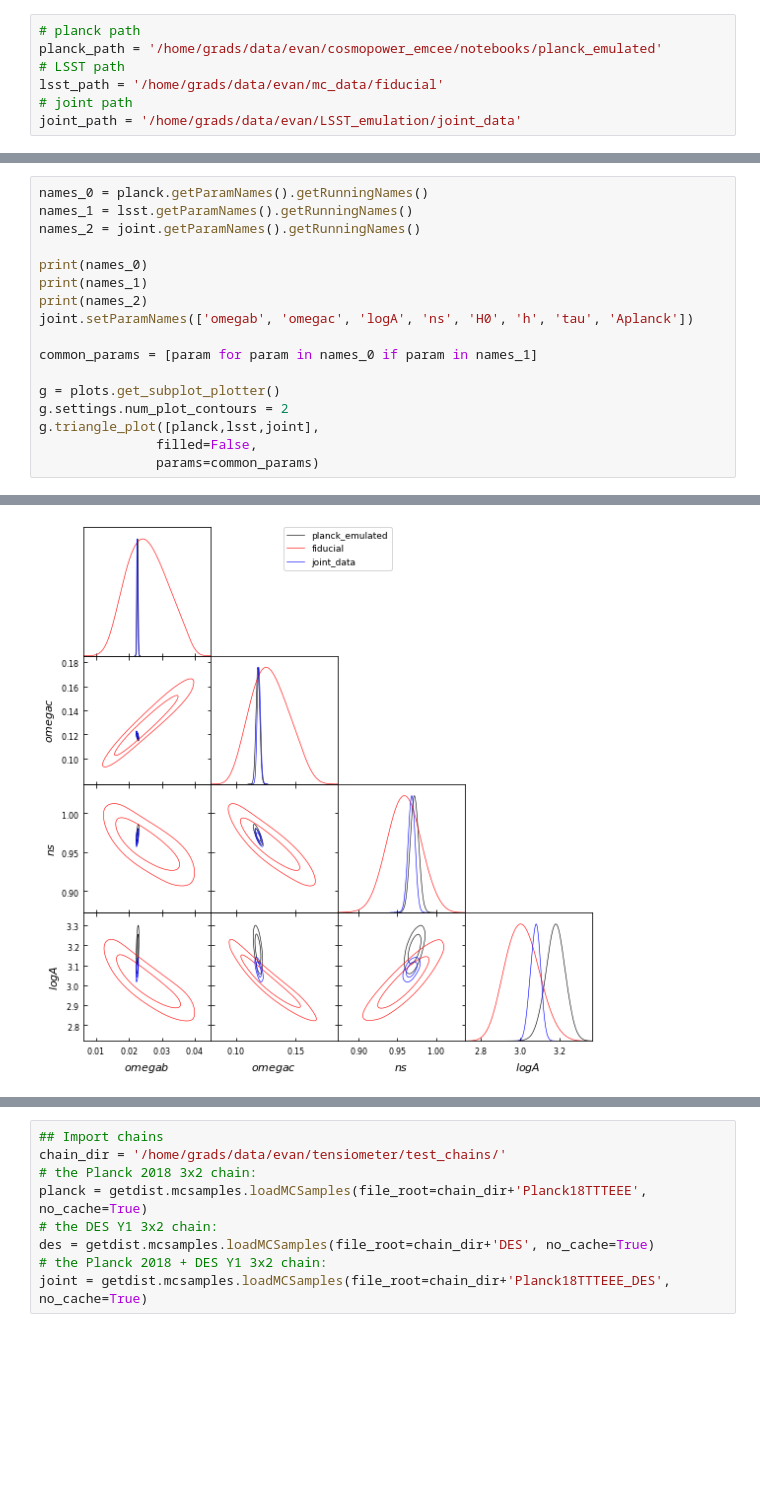
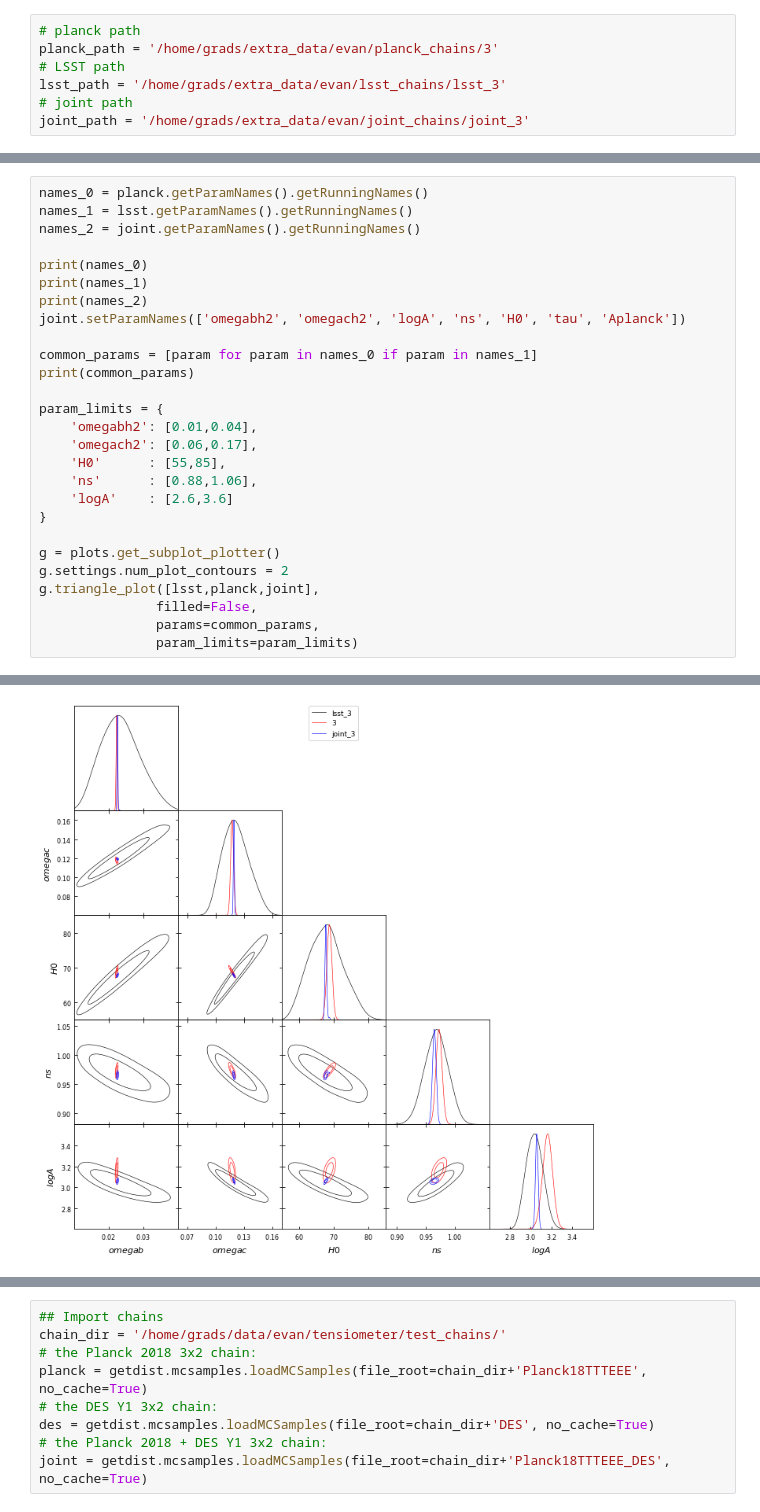
Before and after one commit to SBU-EVAN/jupyter-notebooks, a Jupyter notebook: chain_sanity_check.ipynb, the cells around one changed output, grey strips where cells are left out. Saved outputs shown, nothing was run; the diff lists cells and outputs as text; blank space fills up the shorter version.

Commit message:
added shift notebook

```diff
--- a/chain_sanity_check.ipynb
+++ b/chain_sanity_check.ipynb
@@ -6,11 +6,11 @@ import matplotlib.pyplot as plt
 %matplotlib inline
 # %%
 # planck path
-planck_path = '/home/grads/data/evan/cosmopower_emcee/notebooks/planck_emulated'
+planck_path = '/home/grads/extra_data/evan/planck_chains/3'
 # LSST path
-lsst_path = '/home/grads/data/evan/mc_data/fiducial'
+lsst_path = '/home/grads/extra_data/evan/lsst_chains/lsst_3'
 # joint path
-joint_path = '/home/grads/data/evan/LSST_emulation/joint_data'
+joint_path = '/home/grads/extra_data/evan/joint_chains/joint_3'
 # %%
 planck = getdist.mcsamples.loadMCSamples(file_root=planck_path, no_cache=True)
 lsst = getdist.mcsamples.loadMCSamples(file_root=lsst_path, no_cache=True)
@@ -30,13 +35,23 @@ names_2 = joint.getParamNames().getRunningNames()
 print(names_0)
 print(names_1)
 print(names_2)
-joint.setParamNames(['omegab', 'omegac', 'logA', 'ns', 'H0', 'h', 'tau', 'Aplanck'])
+joint.setParamNames(['omegabh2', 'omegach2', 'logA', 'ns', 'H0', 'tau', 'Aplanck'])
 
 common_params = [param for param in names_0 if param in names_1]
+print(common_params)
+
+param_limits = {
+    'omegabh2': [0.01,0.04],
+    'omegach2': [0.06,0.17],
+    'H0'      : [55,85],
+    'ns'      : [0.88,1.06],
+    'logA'    : [2.6,3.6]
+}
 
 g = plots.get_subplot_plotter()
 g.settings.num_plot_contours = 2
-g.triangle_plot([planck,lsst,joint],
+g.triangle_plot([lsst,planck,joint],
                filled=False,
-               params=common_params)
+               params=common_params,
+               param_limits=param_limits)
 # %% [output]
@@ -46 +72 @@ g.triangle_plot([planck,lsst,joint],
-[figure, old version]
+[figure, new version]
```
Also changed, not shown: parts of 20 cells of this notebook, 6 other files.
